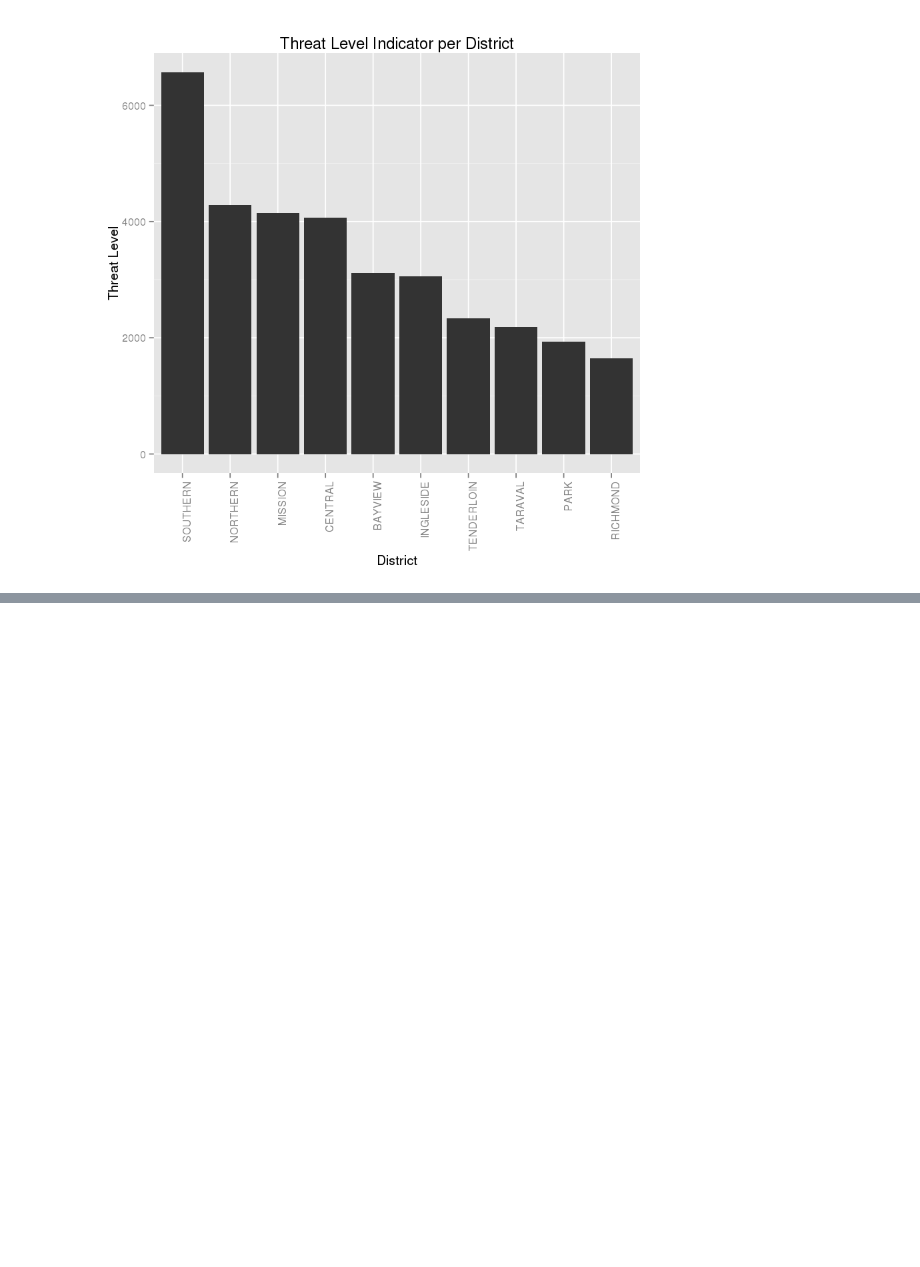
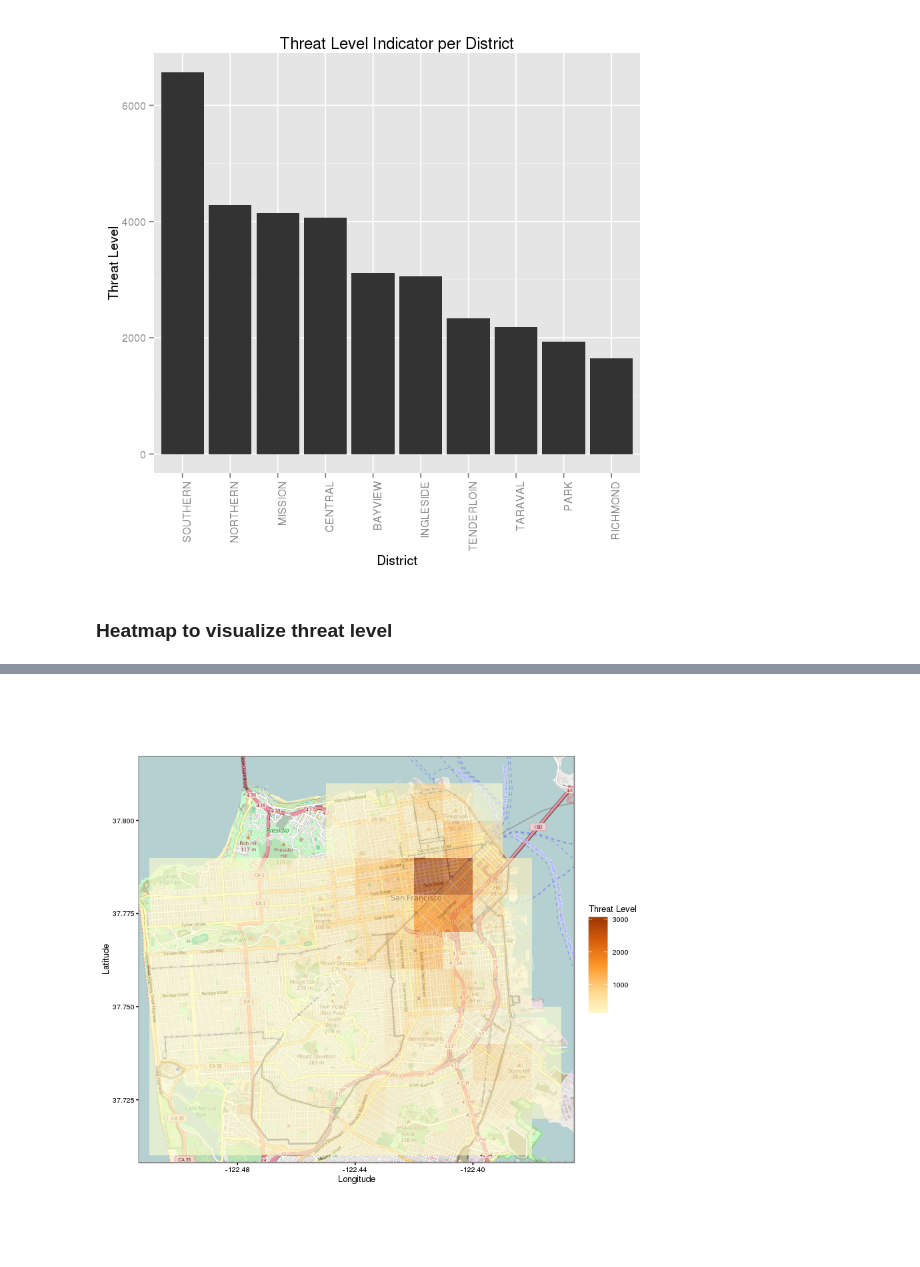
Before and after one commit to the-geek/crime-analysis, a Jupyter notebook: Crime Analysis.ipynb, the cells around one changed output, grey strips where cells are left out. Cells and saved outputs as stored; diff of their text form; code cells hidden in the pictures; blank space fills up the shorter version.

Commit message:
Adding heatmap

```diff
--- a/Crime Analysis.ipynb
+++ b/Crime Analysis.ipynb
@@ -11,7 +30,7 @@ This notebook starts by loading, exploring and cleaning the data. Next, the thre
 ### Load San Francisco Crime Data For Summer 2014
 # %%
 library(curl)
-data <- read.csv(curl("https://raw.githubusercontent.com/uwescience/datasci_course_materials/master/assignment6/sanfrancisco_incidents_summer_2014.csv"))
+data <- read.csv(curl("https://raw.githubusercontent.com/uwescience/datasci_course_materials/master/assignment6/sanfrancisco_incidents_summer_2014.csv"),stringsAsFactors=F)
 # %% [markdown]
 # Explore The Data
 # %% [markdown]
@@ -150,3 +169,32 @@ ggplot(threat.level,aes(reorder(PdDistrict,-Threat),Threat)) + geom_bar(stat="id
        ggtitle("Threat Level Indicator per District")
 # %% [output]
 [figure]
+# %% [markdown]
+### Heatmap to visualize threat level
+# %%
+require('ggmap')
+require('RColorBrewer')
+
+YlOrBr <- c("#FFFFD4", "#FED98E", "#FE9929", "#D95F0E", "#993404")
+map.in <- get_map(location = c(min(data$X),
+                               min(data$Y),
+                               max(data$X),
+                               max(data$Y)),
+                  source = "osm")
+theme_set(theme_bw(base_size = 8))
+pred.stat.map <- ggmap(map.in) %+% data +
+  aes(x = X,
+      y = Y,
+      z = Threat) +
+  stat_summary_2d(fun = sum,
+                 binwidth = c(.01, .01),
+                 alpha = 0.6) +
+  scale_fill_gradientn(name = "Threat Level",
+                       colours = YlOrBr,
+                       space = "Lab") +
+  labs(x = "Longitude",
+       y = "Latitude") +
+  coord_map()
+
+print(pred.stat.map)
+# %% [output]
@@ -153,3 +203,4 @@ ggplot(threat.level,aes(reorder(PdDistrict,-Threat),Threat)) + geom_bar(stat="id
+[figure, added]
 # %% [markdown]
 # Conclusion
 
```
Also changed, not shown: parts of 3 cells of this notebook.
